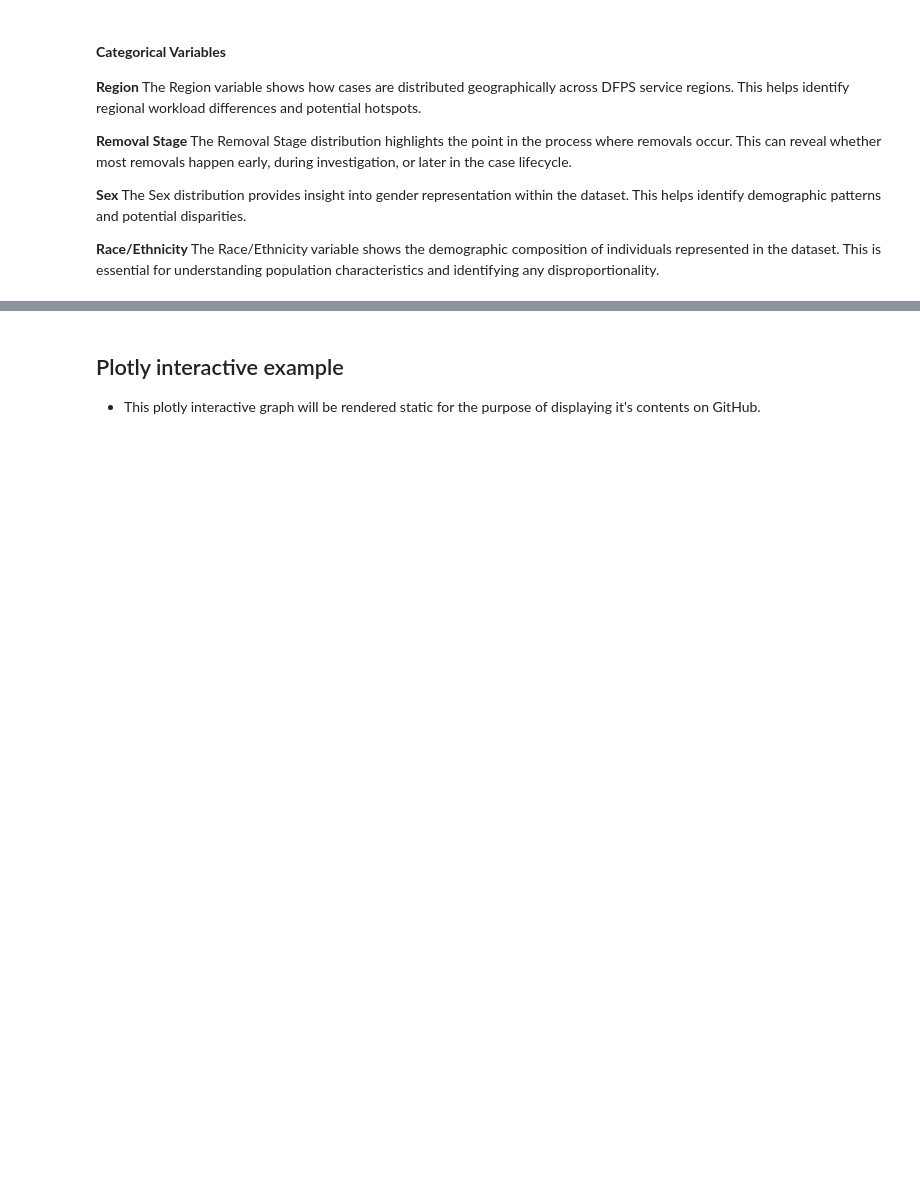
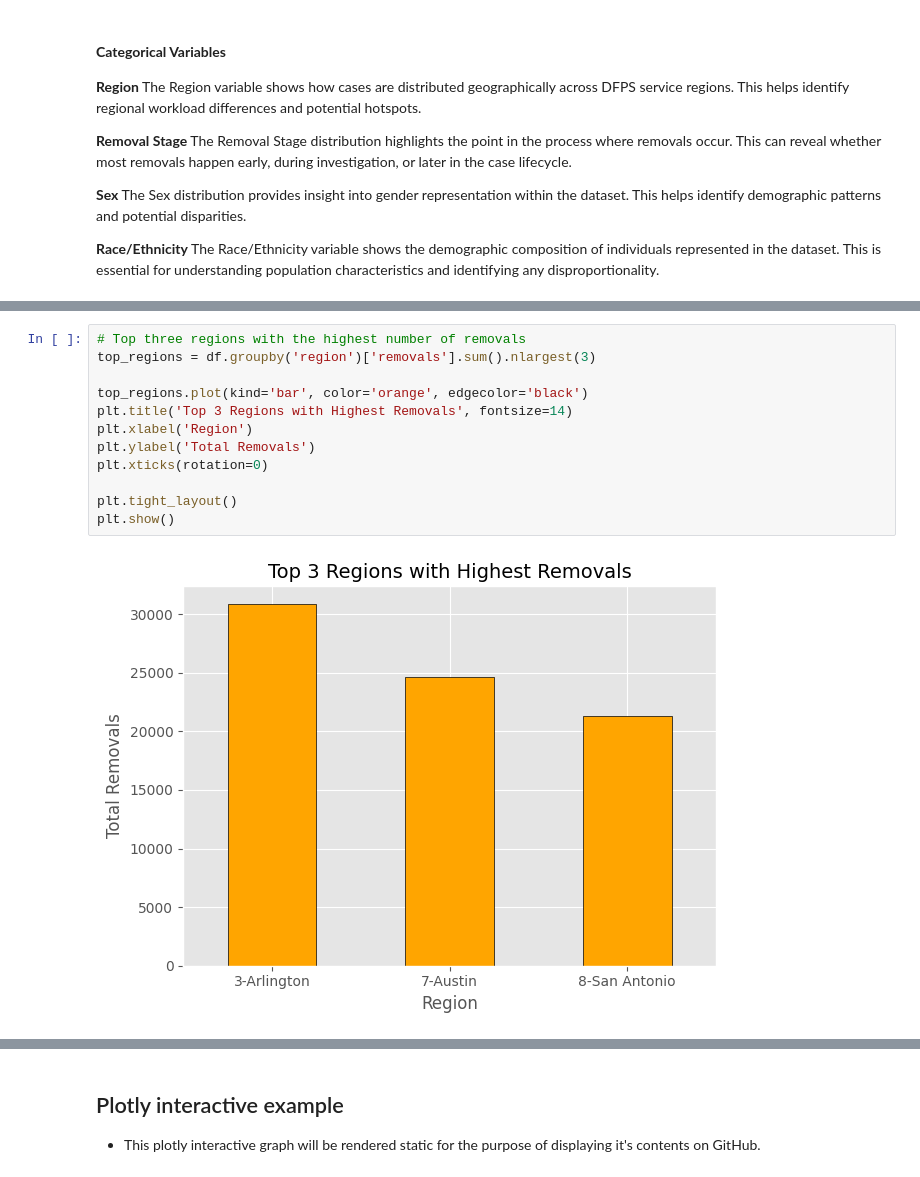
Before and after one commit to ahendrix83/data-analyst-portfolio, a Jupyter notebook: project1-eda/eda.ipynb, the cells around one changed output, grey strips where cells are left out. Drawn from its saved outputs; the diff is of its cells as text; blank space fills up the shorter version.

```diff
--- a/project1-eda/eda.ipynb
+++ b/project1-eda/eda.ipynb
@@ -252,0 +284,14 @@ plt.show()
+# %%
+# Top three regions with the highest number of removals
+top_regions = df.groupby('region')['removals'].sum().nlargest(3)
+
+top_regions.plot(kind='bar', color='orange', edgecolor='black')
+plt.title('Top 3 Regions with Highest Removals', fontsize=14)
+plt.xlabel('Region')
+plt.ylabel('Total Removals')
+plt.xticks(rotation=0)
+
+plt.tight_layout()
+plt.show()
+# %% [output]
+[figure, added]
```
Also changed, not shown: parts of 30 cells of this notebook, 1 other file.
